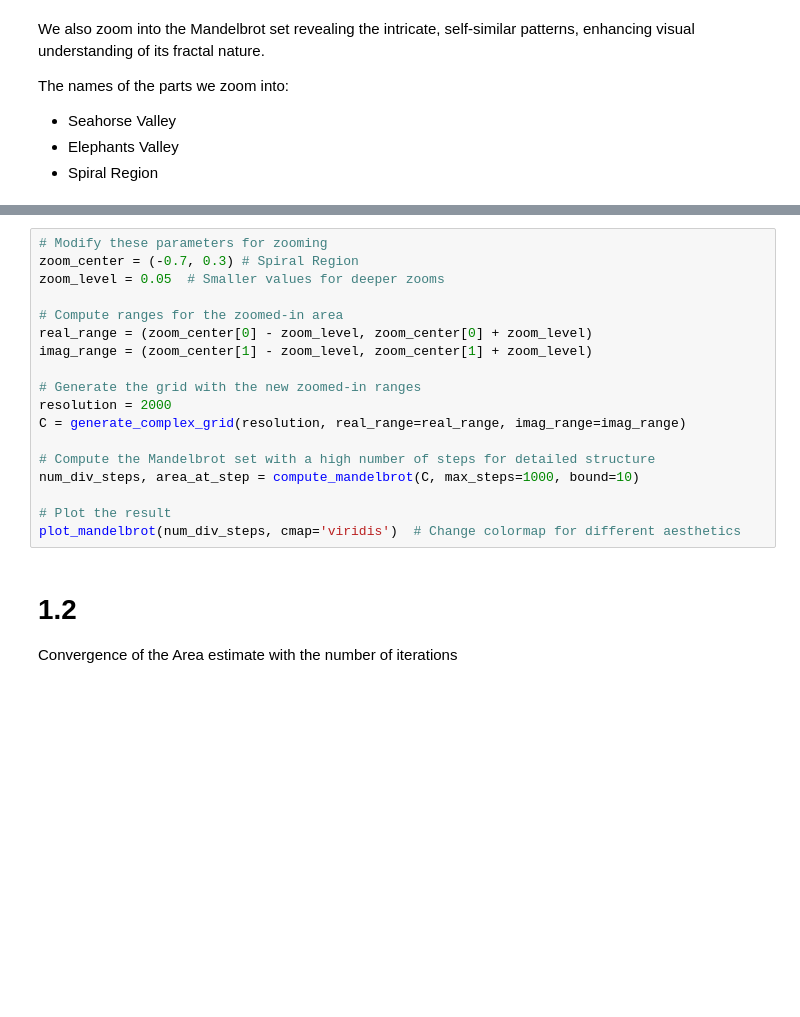
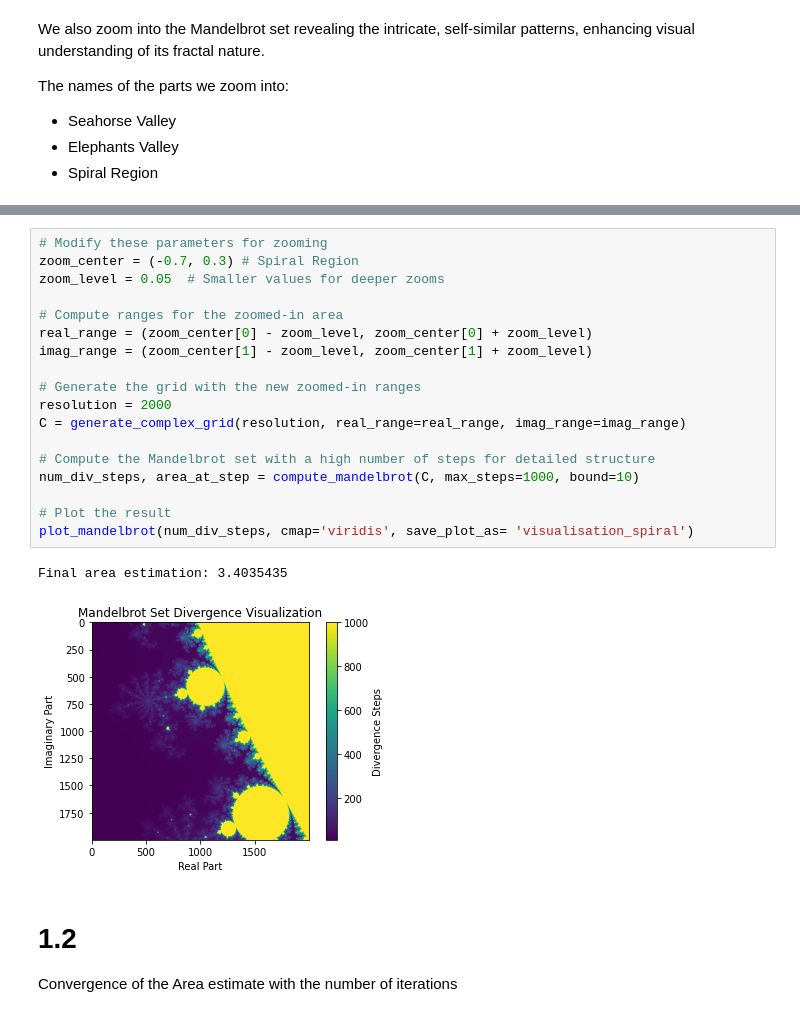
Before and after one commit to PaulJungnickel/Stochastic_Simulation_Assignment_1, a Jupyter notebook: assignment1.ipynb, the cells around one changed output, grey strips where cells are left out. Cells and saved outputs as stored; diff of their text form; blank space fills up the shorter version.

```diff
--- a/assignment1.ipynb
+++ b/assignment1.ipynb
@@ -76,21 +88,24 @@ plot_mandelbrot(num_div_steps, cmap='viridis')  # Change colormap for different
 # %%
 # Modify these parameters for zooming
 zoom_center = (-0.7, 0.3) # Spiral Region
 zoom_level = 0.05  # Smaller values for deeper zooms
 
 # Compute ranges for the zoomed-in area
 real_range = (zoom_center[0] - zoom_level, zoom_center[0] + zoom_level)
 imag_range = (zoom_center[1] - zoom_level, zoom_center[1] + zoom_level)
 
 # Generate the grid with the new zoomed-in ranges
 resolution = 2000
 C = generate_complex_grid(resolution, real_range=real_range, imag_range=imag_range)
 
 # Compute the Mandelbrot set with a high number of steps for detailed structure
 num_div_steps, area_at_step = compute_mandelbrot(C, max_steps=1000, bound=10)
 
 # Plot the result
-plot_mandelbrot(num_div_steps, cmap='viridis')  # Change colormap for different aesthetics
+plot_mandelbrot(num_div_steps, cmap='viridis', save_plot_as= 'visualisation_spiral')
+# %% [output]
+Final area estimation: 3.4035435
+[figure, added]
 # %% [markdown]
 # 1.2
 Convergence of the Area estimate with the number of iterations
```
Also changed, not shown: parts of 4 cells of this notebook, 4 other files.
